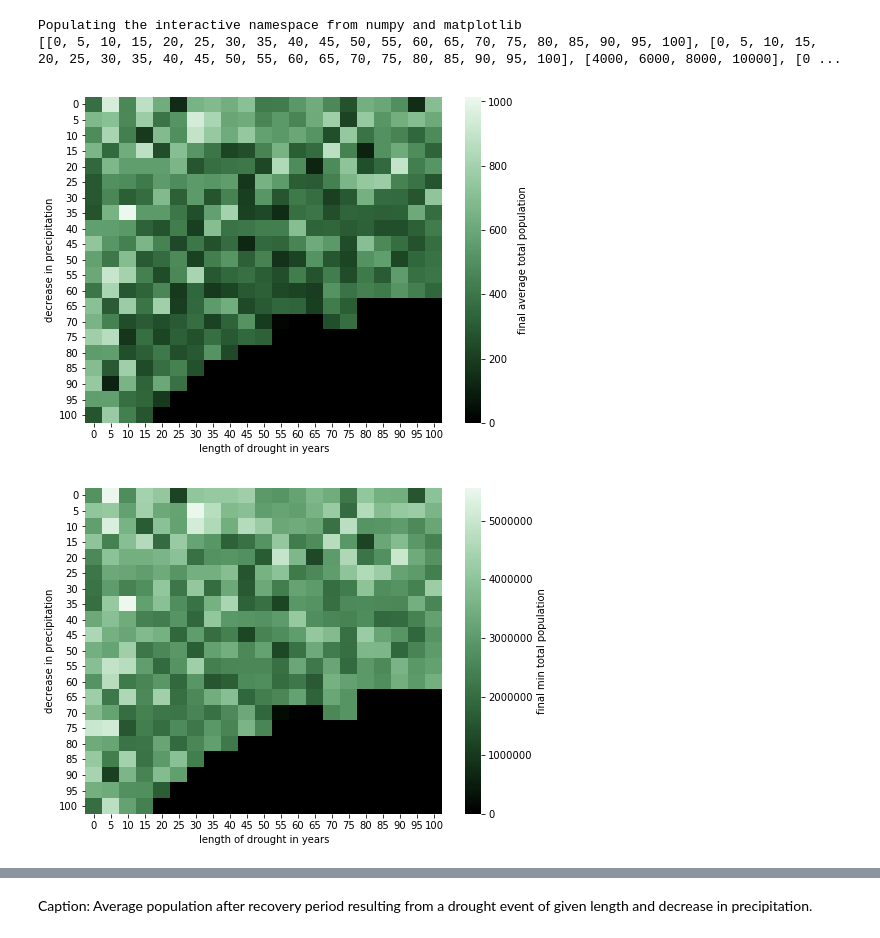
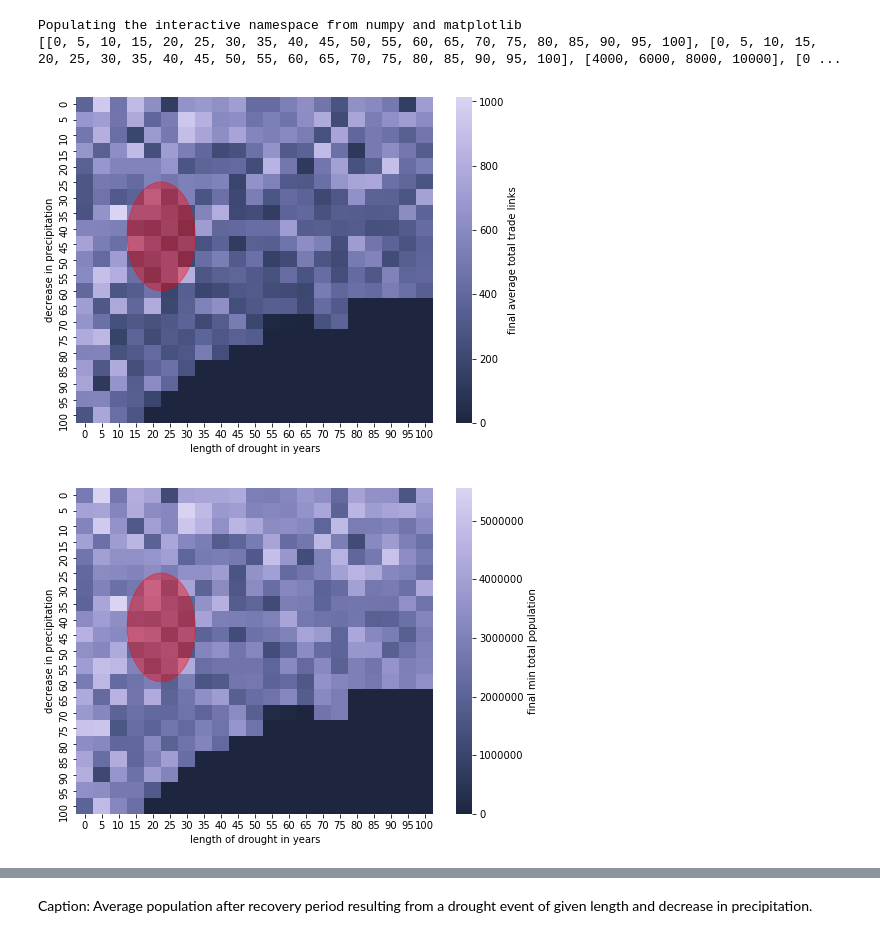
Before and after one commit to jakobkolb/Mayasim, a Jupyter notebook: Evaluation_Notebooks/X9_Stability_analysis.ipynb, the cells around one changed output, grey strips where cells are left out. Saved outputs shown, nothing was run; the diff lists cells and outputs as text; code cells hidden in the pictures.

Commit message:
updated experiment X9 and stability analysis notebook

```diff
--- a/Evaluation_Notebooks/X9_Stability_analysis.ipynb
+++ b/Evaluation_Notebooks/X9_Stability_analysis.ipynb
@@ -16,25 +17,26 @@ Populating the interactive namespace from numpy and matplotlib
 # %%
 min_data = final_states.groupby(level=[0, 1, 2, 4]).min().unstack('d_length')
 min_data.columns = min_data.columns.droplevel()
-mIn_data.head()
 
 pylab.rcParams['figure.figsize'] = (8, 6)
 
 fig, ax = plt.subplots()
-cmap = sns.cubehelix_palette(8, start=2, rot=0, dark=0, light=.95, reverse=True, as_cmap=True)
+cmap = sns.cubehelix_palette(start=2.8, rot=.1, reverse=True, as_cmap=True)
 sns.heatmap(min_data.xs(level=['r_trade', 'observables'], key=[8000, 'final trade links']).astype('int'),
             fmt="d",
             ax=ax,
             cmap=cmap,
             cbar_kws={'label': 'final average total trade links'}
            )
 ax.set_ylabel('decrease in precipitation')
 ax.set_xlabel('length of drought in years')
 
-ellipse = mpl.patches.Ellipse(xy = (40, ))
-fig.savefig('stability_analysis_plot_trade_links', transparent=True)
+ellipse = mpl.patches.Ellipse(xy = (5, 9), width=4, height=7, color='r', alpha=0.4)
+ax.add_artist(ellipse)
+
+fig.savefig('stability_analysis_plot_trade_links.pdf', transparent=True)
 # %% [output]
-[figure, old version]
+[figure, new version]
 # %%
 min_data = final_states.groupby(level=[0, 1, 2, 4]).min().unstack('d_length')
 min_data.columns = min_data.columns.droplevel()
@@ -43,7 +45,7 @@ min_data.head()
 pylab.rcParams['figure.figsize'] = (8, 6)
 
 fig, ax = plt.subplots()
-cmap = sns.cubehelix_palette(8, start=2, rot=0, dark=0, light=.95, reverse=True, as_cmap=True)
+cmap = sns.cubehelix_palette(start=2.8, rot=.1, reverse=True, as_cmap=True)
 sns.heatmap(min_data.xs(level=['r_trade', 'observables'], key=[8000, 'final population']).astype('int'),
             fmt="d",
             ax=ax,
@@ -53,9 +55,12 @@ sns.heatmap(min_data.xs(level=['r_trade', 'observables'], key=[8000, 'final popu
 ax.set_ylabel('decrease in precipitation')
 ax.set_xlabel('length of drought in years')
 
-fig.savefig('stability_analysis_plot_population', transparent=True)
+ellipse = mpl.patches.Ellipse(xy = (5, 9), width=4, height=7, color='r', alpha=0.4)
+ax.add_artist(ellipse)
+
+fig.savefig('stability_analysis_plot_population.pdf', transparent=True)
 # %% [output]
-[figure, old version]
+[figure, new version]
 # %%
 min_data = final_states.groupby(level=[0, 1, 2, 4]).min().unstack('d_length')
 min_data.columns = min_data.columns.droplevel()
```
Also changed, not shown: parts of 7 cells of this notebook, 1 other file.
